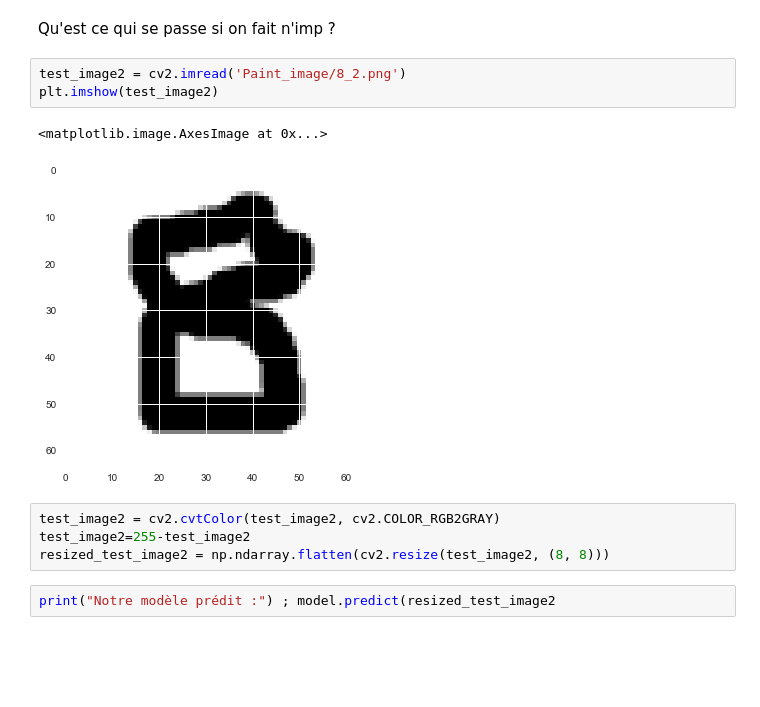
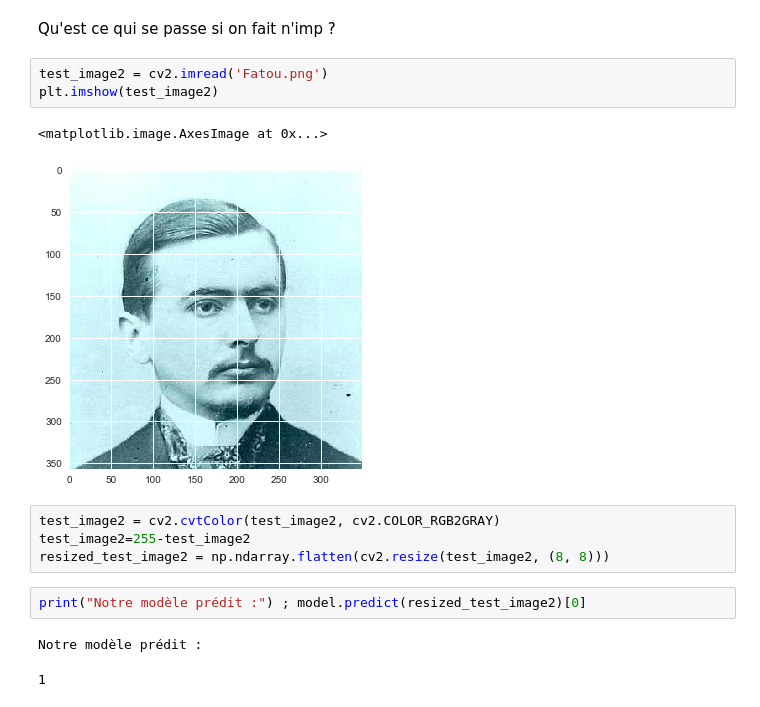
Before and after one commit to DatenBiene/Reco_Logo, a Jupyter notebook: ML on digit reco.ipynb, the cells around one changed output. Cells and saved outputs as stored; diff of their text form; blank space fills up the shorter version.

```diff
--- a/ML on digit reco.ipynb
+++ b/ML on digit reco.ipynb
@@ -150,14 +150,17 @@ Notre modèle prédit :
 # %% [markdown]
 Qu'est ce qui se passe si on fait n'imp ?
 # %%
-test_image2 = cv2.imread('Paint_image/8_2.png')
+test_image2 = cv2.imread('Fatou.png')
 plt.imshow(test_image2)
 # %% [output]
 <matplotlib.image.AxesImage at 0x...>
-[figure, old version]
+[figure, new version]
 # %%
 test_image2 = cv2.cvtColor(test_image2, cv2.COLOR_RGB2GRAY)
 test_image2=255-test_image2
 resized_test_image2 = np.ndarray.flatten(cv2.resize(test_image2, (8, 8)))
 # %%
-print("Notre modèle prédit :") ; model.predict(resized_test_image2
+print("Notre modèle prédit :") ; model.predict(resized_test_image2)[0]
+# %% [output]
+Notre modèle prédit :
+1
```
